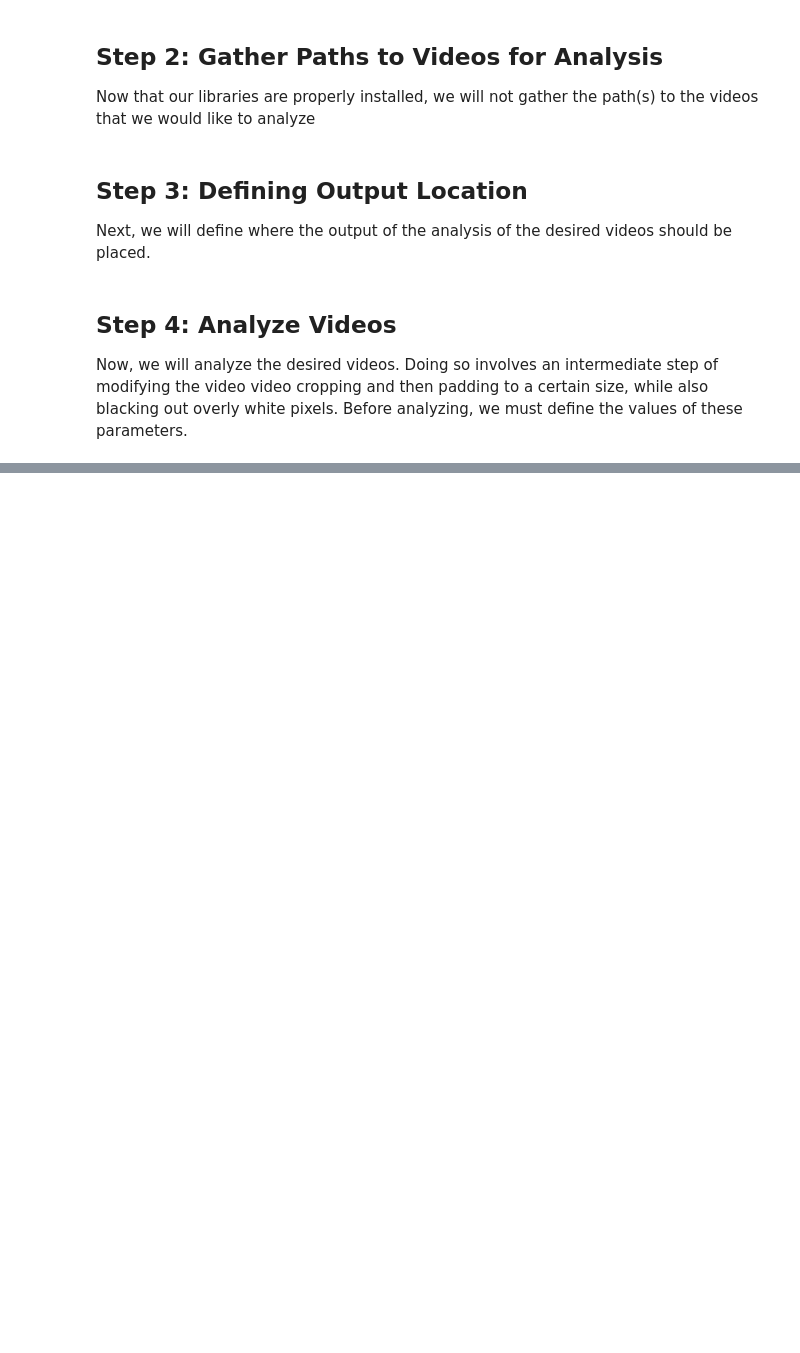
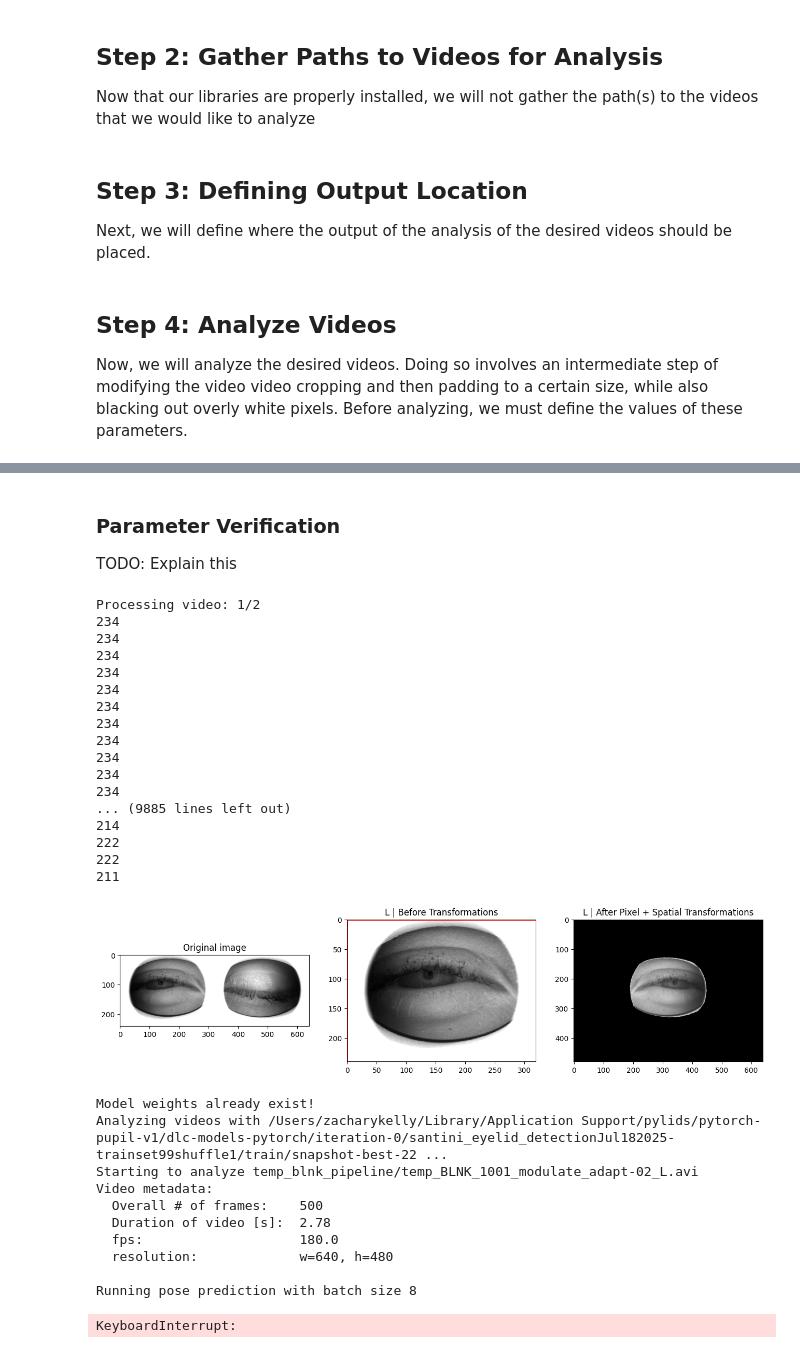
Before and after one commit to gkaguirrelab/blnkAnalysis, a Jupyter notebook: blnk_analysis_code/blnk_analysis_pipeline.ipynb, the cells around one changed output, grey strips where cells are left out. Saved outputs shown, nothing was run; the diff lists cells and outputs as text; code cells hidden in the pictures; blank space fills up the shorter version.

Commit message:
trying to get parameter verification videos to look nice

```diff
--- a/blnk_analysis_code/blnk_analysis_pipeline.ipynb
+++ b/blnk_analysis_code/blnk_analysis_pipeline.ipynb
@@ -53,14 +54,9 @@ we would like to analyze
 # First, we will initialize the list of videos we want to analyze.
 # We will populate this list with either a single path or many paths later
 videos_to_analyze: list[str] = []
-# %%
-# If you simly want to analyze a single video, enter the path to the
-# video directory here
-single_video_path: str = "/Users/zacharykelly/Aguirre-Brainard Lab Dropbox/Zachary Kelly/BLNK_raw/PuffLight/modulate/TEST_001/TEST_001_modulate_direction-Mel_contrast-0.40_phase-3.14_trial-001_dual.avi"
-videos_to_analyze.append(single_video_path)
 # %%
 # If you want to analyze a directory of videos, simply enter the path to that directory here
-video_directory_path: str = "/Users/zacharykelly/Aguirre-Brainard Lab Dropbox/Zachary Kelly/BLNK_raw/PuffLight/modulate/BLNK_1009"
+video_directory_path: str = "/Users/zacharykelly/Aguirre-Brainard Lab Dropbox/Zachary Kelly/BLNK_raw/PuffLight/modulate/BLNK_1001"
 videos_to_analyze.extend([os.path.join(video_directory_path, filename)
                           for filename in os.listdir(video_directory_path) if filename.endswith(".avi")]
                         )
@@ -86,7 +82,7 @@ assert len(videos_to_analyze) != 0, f"No videos to analyze"
 Next, we will define where the output of the analysis of the desired videos should be placed.
 # %%
 # Generate output folder
-output_folder_path: str = "/Users/zacharykelly/Aguirre-Brainard Lab Dropbox/Zachary Kelly/BLNK_analysis/PuffLight/modulate/BLNK_1009"
+output_folder_path: str = video_directory_path.replace("BLNK_raw", "BLNK_analysis")
 os.makedirs(output_folder_path, exist_ok=True)
 assert os.path.exists(output_folder_path)
 # %% [markdown]
@@ -98,13 +96,80 @@ video cropping and then padding to a certain size, while also blacking out overl
 # %%
-# Define the crop box and target size
+# Define the image manipulation parameters
 t, b, l, r = 0, 240, 0, 325
 crop_box: tuple = (t, b, l, r)
 target_size: tuple = (480, 640)
-whiteness_threshold: int = 225
+whiteness_threshold: int = 200
+contrast_alpha_beta: tuple[float] = (1, 1)
+gamma: float = 1.2
 
 # Generate a temp output directory for the intermediate stage videos
 temp_dir_path: str = './temp_blnk_pipeline'
 if(not os.path.exists(temp_dir_path)):
     os.mkdir(temp_dir_path)
+# %% [markdown]
+### Parameter Verification
+TODO: Explain this
+# %%
+importlib.reload(blnk_analysis_pipeline)
+
+# First, we will visualize the first few seconds of only a few dark and adapt videos
+# from each DATE for this participant to
+
+adapt_verification_videos: list[str] = [filepath
+                                        for filepath in videos_to_analyze
+                                        if "adapt" in os.path.basename(filepath.rstrip("/"))
+                                       ][::4]
+dark_verification_videos: list[str] = [filepath
+                                       for filepath in videos_to_analyze
+                                       if "dark" in os.path.basename(filepath.rstrip("/"))
+                                      ][::4]
+
+verification_videos = adapt_verification_videos + dark_verification_videos
+
+# Iterate over the videos and output them to the target directory
+for video_num, video_path in enumerate(verification_videos):
+    print(f"Processing video: {video_num+1}/{len(verification_videos)}", flush=True)
+
+    # Determine if we should visiualize the results.
+    # That is, we will only visualize dark and adapt videos
+    video_name: str = os.path.basename(video_path.rstrip("/"))
+    blnk_analysis_pipeline.predict_eye_features(video_path, output_folder_path, crop_box, target_size, temp_dir_path,
+                                                threshold_value=whiteness_threshold,
+                                                visualize_results=True,
+                                                overrwrite_existing=True,
+                                                debug_mode=True,
+                                                contrast_alpha_beta=contrast_alpha_beta,
+                                                gamma=gamma
+                                               )
+# %% [output]
+Processing video: 1/2
+234
+234
+234
+234
+234
+234
+234
+234
+234
+234
+234
+... (9885 lines left out)
+214
+222
+222
+211
+[figure, added]
+Model weights already exist!
+Analyzing videos with /Users/zacharykelly/Library/Application Support/pylids/pytorch-pupil-v1/dlc-models-pytorch/iteration-0/santini_eyelid_detectionJul182025-trainset99shuffle1/train/snapshot-best-22 ...
+Starting to analyze temp_blnk_pipeline/temp_BLNK_1001_modulate_adapt-02_L.avi
+Video metadata:
+  Overall # of frames:    500
+  Duration of video [s]:  2.78
+  fps:                    180.0
+  resolution:             w=640, h=480
+
+Running pose prediction with batch size 8
+KeyboardInterrupt:
 # %% [markdown]
 ### Analysis
```
Also changed, not shown: parts of 4 cells of this notebook, 2 other files.
